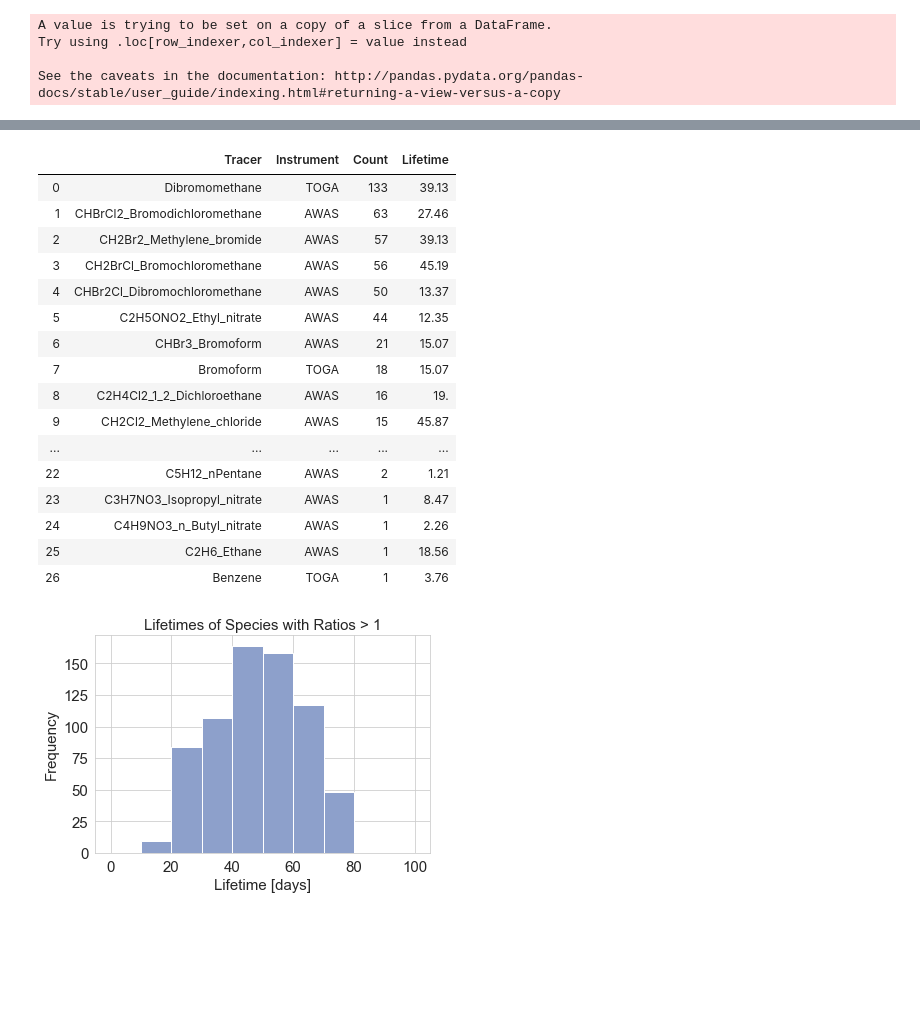
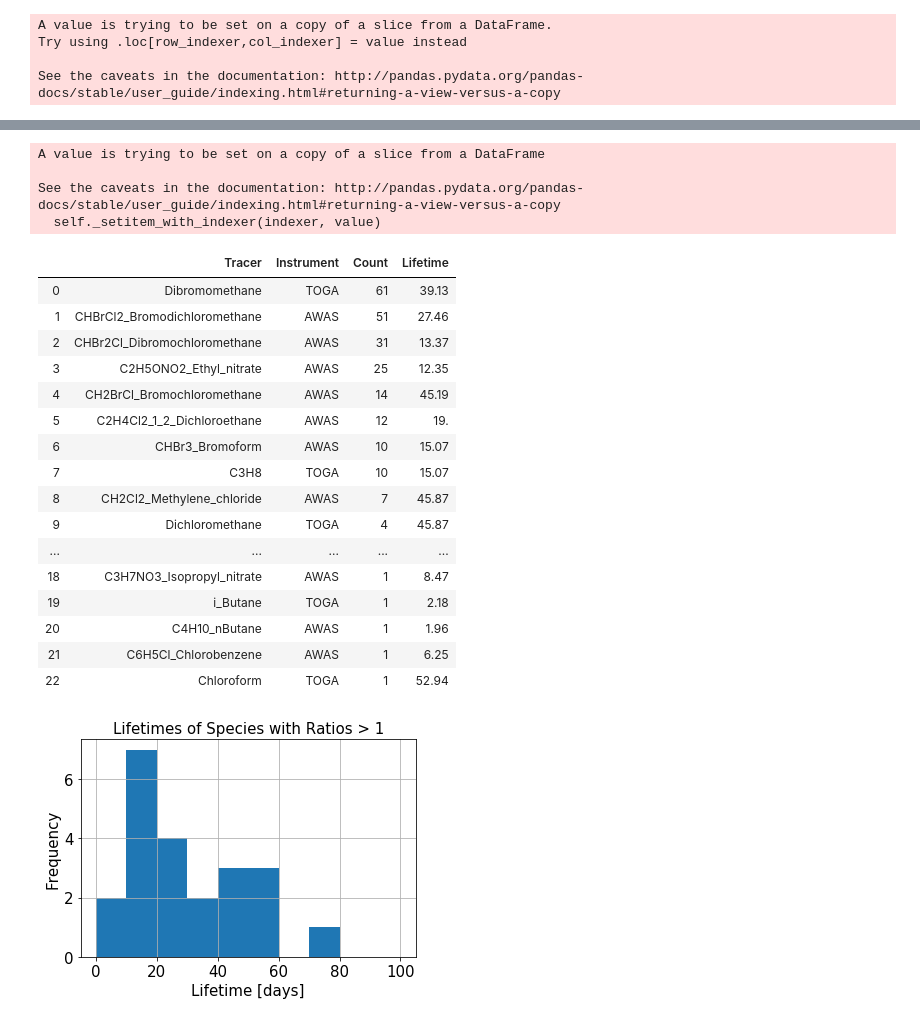
Before and after one commit to schelpon/TTS_2020_HD, a Jupyter notebook: examine_ratios/examine_ratios_gt1_ut_segments.ipynb, the cells around one changed output, grey strips where cells are left out. Cells and saved outputs as stored; diff of their text form; code cells hidden in the pictures; blank space fills up the shorter version.

```diff
--- a/examine_ratios/examine_ratios_gt1_ut_segments.ipynb
+++ b/examine_ratios/examine_ratios_gt1_ut_segments.ipynb
@@ -35,3 +35,19 @@ awas_seg = pd.read_pickle("/Volumes/scdrive2/TTS_2020/get_tts/tts_vary_ut/data_p
 
 awas_df = pd.read_pickle("/Volumes/scdrive2/TTS_2020/get_ratios/awas_data_df.pkl")
 toga_df = pd.read_pickle("/Volumes/scdrive2/TTS_2020/get_ratios/toga_data_df.pkl")
+# %%
+##########################################################################################
+########## find which tracers are > 0.9
+vsl = np.where(tau_allseg < 100)
+col = list(tau_allseg)
+
+seg_with_gt = [] #identify segments that have high ratios
+gtcount_perseg = [] #count the number of high ratios per segment
+gt_utbl = pd.DataFrame() #the UTBL of high ratios
+gt_tracers = pd.DataFrame() #the names of tracers with high ratios
+
+# iterate through each segment
+i = 0
+vsl_idx = np.where(tau_allseg[i] < 100)
+gt_idx = np.where(utbl_allseg[i].loc[vsl_idx] > 0.9)
+gt_idx
@@ -43,13 +61,15 @@ col = list(tau_allseg)
 
 seg_with_gt = [] #identify segments that have high ratios
 gtcount_perseg = [] #count the number of high ratios per segment
-gt_utbl = pd.DataFrame() #the UTBL of high ratios
+#gt_utbl = pd.DataFrame() #the UTBL of high ratios
+#gt_utbl['i'] = np.arange(1, 53, 1)
 gt_tracers = pd.DataFrame() #the names of tracers with high ratios
 
 # iterate through each segment
 for i in col:
     vsl_idx = np.where(tau_allseg[i] < 100)
-    gt_idx = np.where(utbl_allseg[i].loc[vsl_idx] > 0.9)
+    #gt_idx = np.where(utbl_allseg[i].loc[vsl_idx] > 0.9)
+    gt_idx = np.where(utbl_allseg[i].loc[vsl_idx] > 1)
     if (np.size(gt_idx) > 0):
         # segment info
         seg_with_gt.append(i)
@@ -63,9 +83,12 @@ for i in col:
             filla.fill(np.nan)
             tracers = np.append(tracers, filla)
         gt_tracers[i] = tracers
+        # utbl
+        #gt_utbl[i] = utbl_allseg[i].loc[gt_idx]
 
 gt_seginfo = seginfo_allseg.iloc[seg_with_gt]
 gt_seginfo['Num. gt Per Seg'] = gtcount_perseg
+#gt_utbl = gt_utbl.drop(columns = 'i')
 # %% [output]
 A value is trying to be set on a copy of a slice from a DataFrame.
 Try using .loc[row_indexer,col_indexer] = value instead
@@ -192,44 +235,48 @@ trc_gt['Lifetime'] = lifetimes
 trc_gt['Lifetime'].iloc[7] = 15.07
 trc_gt
 # %% [output]
+A value is trying to be set on a copy of a slice from a DataFrame
+
+See the caveats in the documentation: http://pandas.pydata.org/pandas-docs/stable/user_guide/indexing.html#returning-a-view-versus-a-copy
+  self._setitem_with_indexer(indexer, value)
 |  | Tracer | Instrument | Count | Lifetime |
-| 0 | Dibromomethane | TOGA | 133 | 39.13 |
-| 1 | CHBrCl2_Bromodichloromethane | AWAS | 63 | 27.46 |
-| 2 | CH2Br2_Methylene_bromide | AWAS | 57 | 39.13 |
-| 3 | CH2BrCl_Bromochloromethane | AWAS | 56 | 45.19 |
-| 4 | CHBr2Cl_Dibromochloromethane | AWAS | 50 | 13.37 |
-| 5 | C2H5ONO2_Ethyl_nitrate | AWAS | 44 | 12.35 |
-| 6 | CHBr3_Bromoform | AWAS | 21 | 15.07 |
-| 7 | Bromoform | TOGA | 18 | 15.07 |
-| 8 | C2H4Cl2_1_2_Dichloroethane | AWAS | 16 | 19. |
-| 9 | CH2Cl2_Methylene_chloride | AWAS | 15 | 45.87 |
+| 0 | Dibromomethane | TOGA | 61 | 39.13 |
+| 1 | CHBrCl2_Bromodichloromethane | AWAS | 51 | 27.46 |
+| 2 | CHBr2Cl_Dibromochloromethane | AWAS | 31 | 13.37 |
+| 3 | C2H5ONO2_Ethyl_nitrate | AWAS | 25 | 12.35 |
+| 4 | CH2BrCl_Bromochloromethane | AWAS | 14 | 45.19 |
+| 5 | C2H4Cl2_1_2_Dichloroethane | AWAS | 12 | 19. |
+| 6 | CHBr3_Bromoform | AWAS | 10 | 15.07 |
+| 7 | C3H8 | TOGA | 10 | 15.07 |
+| 8 | CH2Cl2_Methylene_chloride | AWAS | 7 | 45.87 |
+| 9 | Dichloromethane | TOGA | 4 | 45.87 |
 | ... | ... | ... | ... | ... |
-| 22 | C5H12_nPentane | AWAS | 2 | 1.21 |
-| 23 | C3H7NO3_Isopropyl_nitrate | AWAS | 1 | 8.47 |
-| 24 | C4H9NO3_n_Butyl_nitrate | AWAS | 1 | 2.26 |
-| 25 | C2H6_Ethane | AWAS | 1 | 18.56 |
-| 26 | Benzene | TOGA | 1 | 3.76 |
+| 18 | C3H7NO3_Isopropyl_nitrate | AWAS | 1 | 8.47 |
+| 19 | i_Butane | TOGA | 1 | 2.18 |
+| 20 | C4H10_nButane | AWAS | 1 | 1.96 |
+| 21 | C6H5Cl_Chlorobenzene | AWAS | 1 | 6.25 |
+| 22 | Chloroform | TOGA | 1 | 52.94 |
 # %%
 # plot lifetime distribution
 inc = 10
 bins = np.arange(0, 100+inc, inc)
 centers = bins[0:-1] + inc/2
 
 taustr = trc_gt['Lifetime'].values
 tau = []
 for i in taustr:
-    #print(i)
-    tau.append(float(i))
+    #tau.append(float(i))
+    tau.append(i)
 
 trc_gt['Lifetime'] = tau
 
 # bins
 bin_tau = pd.cut(tau, bins).value_counts()
-plt.bar(centers, binned_lt.values, width = inc, color = c, label = 'UT < BL')
-
+plt.bar(centers, bin_tau.values, width = inc, label = 'UT < BL')
+plt.grid(which = 'major')
 plt.title('Lifetimes of Species with Ratios > 1',  fontsize = 15)
 plt.xlabel('Lifetime [days]', fontsize = 15)
 plt.ylabel('Frequency', fontsize = 15)
 plt.tick_params(axis='both', labelsize=15)
 # %% [output]
-[figure, old version]
+[figure, new version]
```
Also changed, not shown: parts of 7 cells of this notebook, 13 other files.
